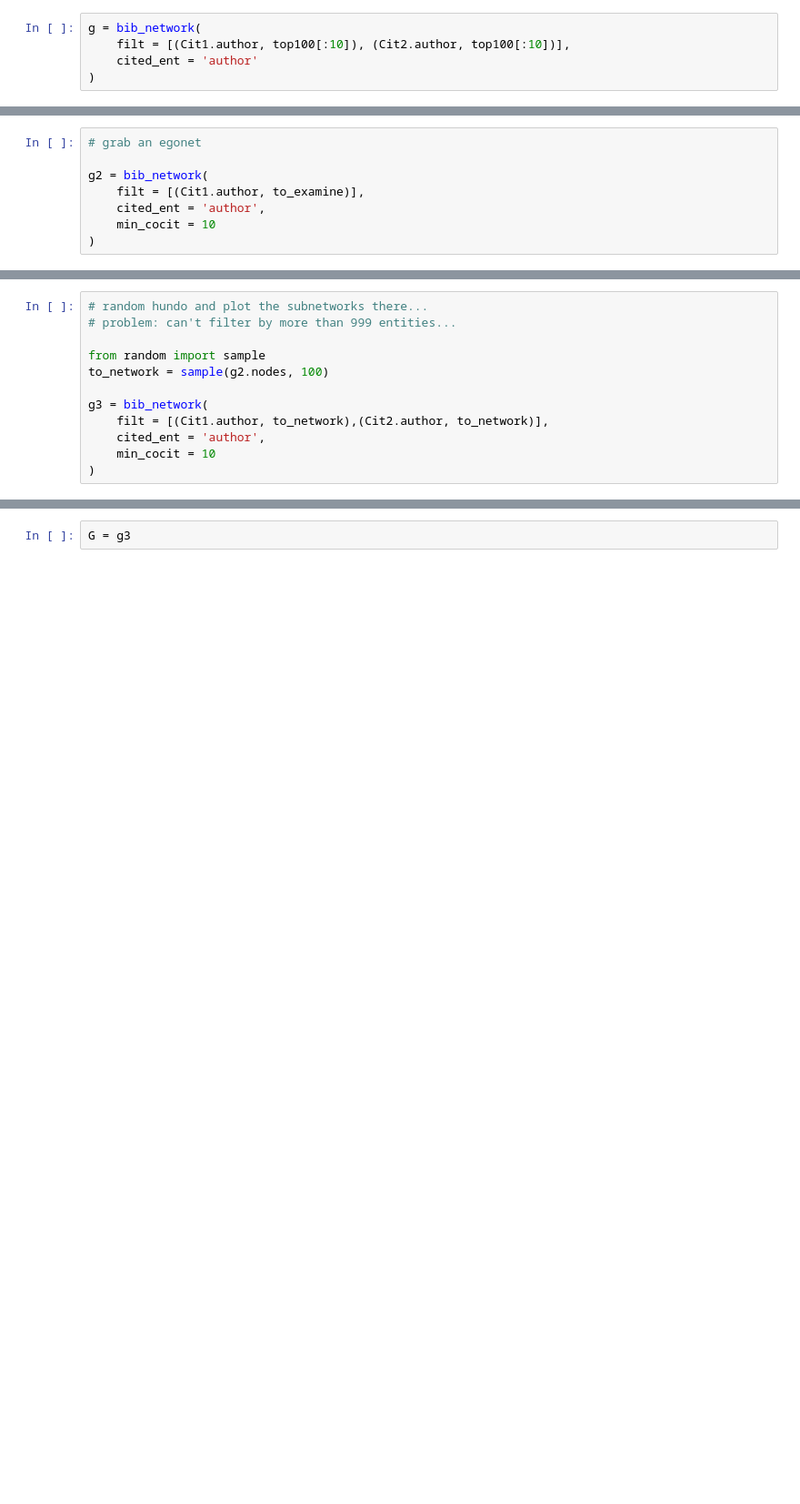
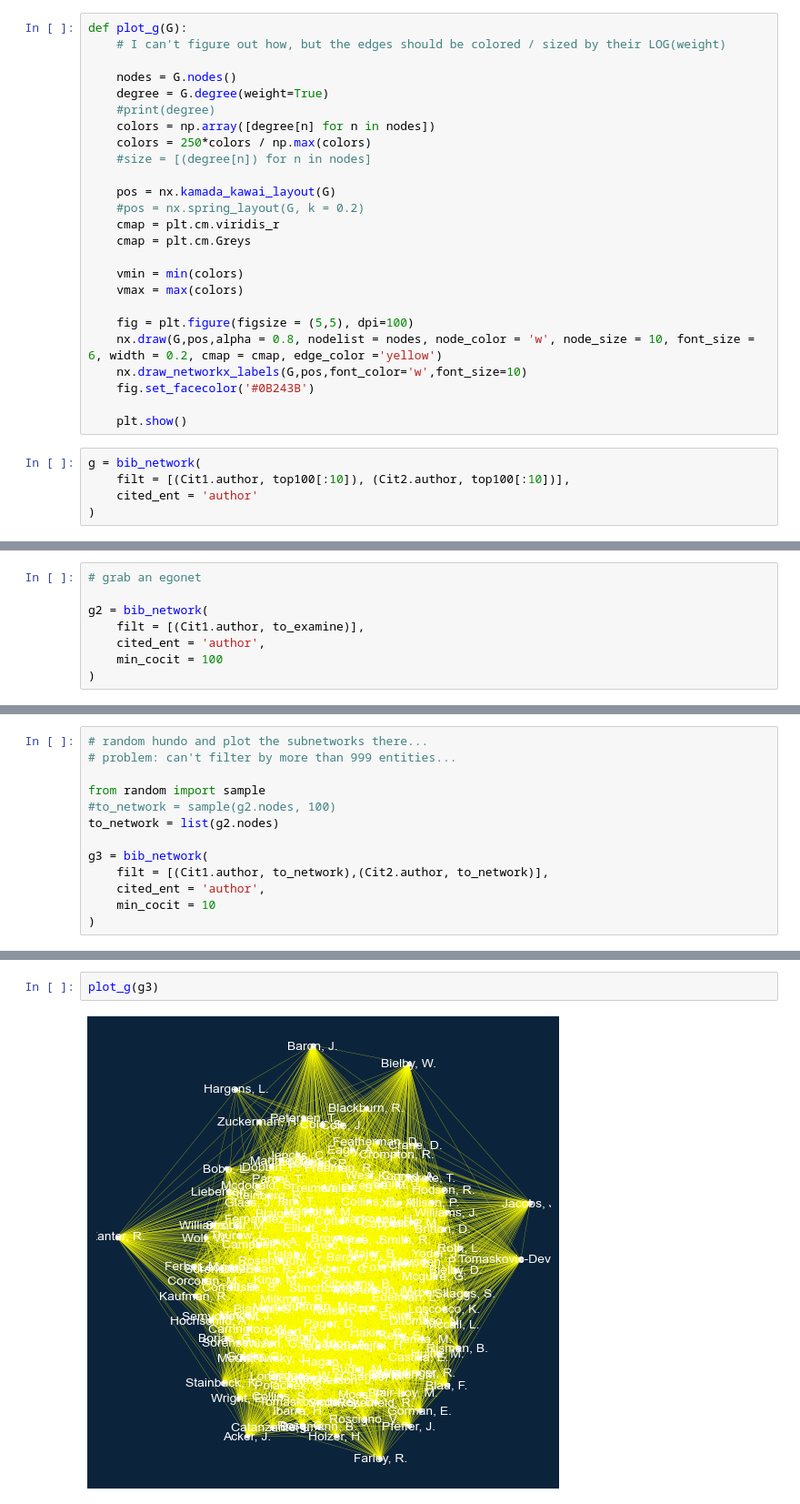
Before and after one commit to amcgail/knowknow, a Jupyter notebook: basic operation new.ipynb, the cells around one changed output, grey strips where cells are left out. Shown: that part at 91% size. Saved outputs shown, nothing was run; the diff lists cells and outputs as text; blank space fills up the shorter version.

```diff
--- a/basic operation new.ipynb
+++ b/basic operation new.ipynb
@@ -76,3 +84,28 @@ FILT.big3america
+# %%
+def plot_g(G):
+    # I can't figure out how, but the edges should be colored / sized by their LOG(weight)
+
+    nodes = G.nodes()
+    degree = G.degree(weight=True)
+    #print(degree)
+    colors = np.array([degree[n] for n in nodes])
+    colors = 250*colors / np.max(colors)
+    #size = [(degree[n]) for n in nodes]
+
+    pos = nx.kamada_kawai_layout(G)
+    #pos = nx.spring_layout(G, k = 0.2)
+    cmap = plt.cm.viridis_r
+    cmap = plt.cm.Greys
+
+    vmin = min(colors)
+    vmax = max(colors)
+
+    fig = plt.figure(figsize = (5,5), dpi=100)
+    nx.draw(G,pos,alpha = 0.8, nodelist = nodes, node_color = 'w', node_size = 10, font_size = 6, width = 0.2, cmap = cmap, edge_color ='yellow')
+    nx.draw_networkx_labels(G,pos,font_color='w',font_size=10)
+    fig.set_facecolor('#0B243B')
+
+    plt.show()
 # %%
 g = bib_network(
     filt = [(Cit1.author, top100[:10]), (Cit2.author, top100[:10])],
@@ -84,5 +123,5 @@ g = bib_network(
 g2 = bib_network(
     filt = [(Cit1.author, to_examine)],
     cited_ent = 'author',
-    min_cocit = 10
+    min_cocit = 100
 )
@@ -91,7 +134,8 @@ g2 = bib_network(
 # problem: can't filter by more than 999 entities...
 
 from random import sample
-to_network = sample(g2.nodes, 100)
+#to_network = sample(g2.nodes, 100)
+to_network = list(g2.nodes)
 
 g3 = bib_network(
     filt = [(Cit1.author, to_network),(Cit2.author, to_network)],
@@ -101,2 +161,4 @@ g3 = bib_network(
 # %%
-G = g3
+plot_g(g3)
+# %% [output]
+[figure, added]
```
Also changed, not shown: parts of 17 cells of this notebook, 11 other files.
